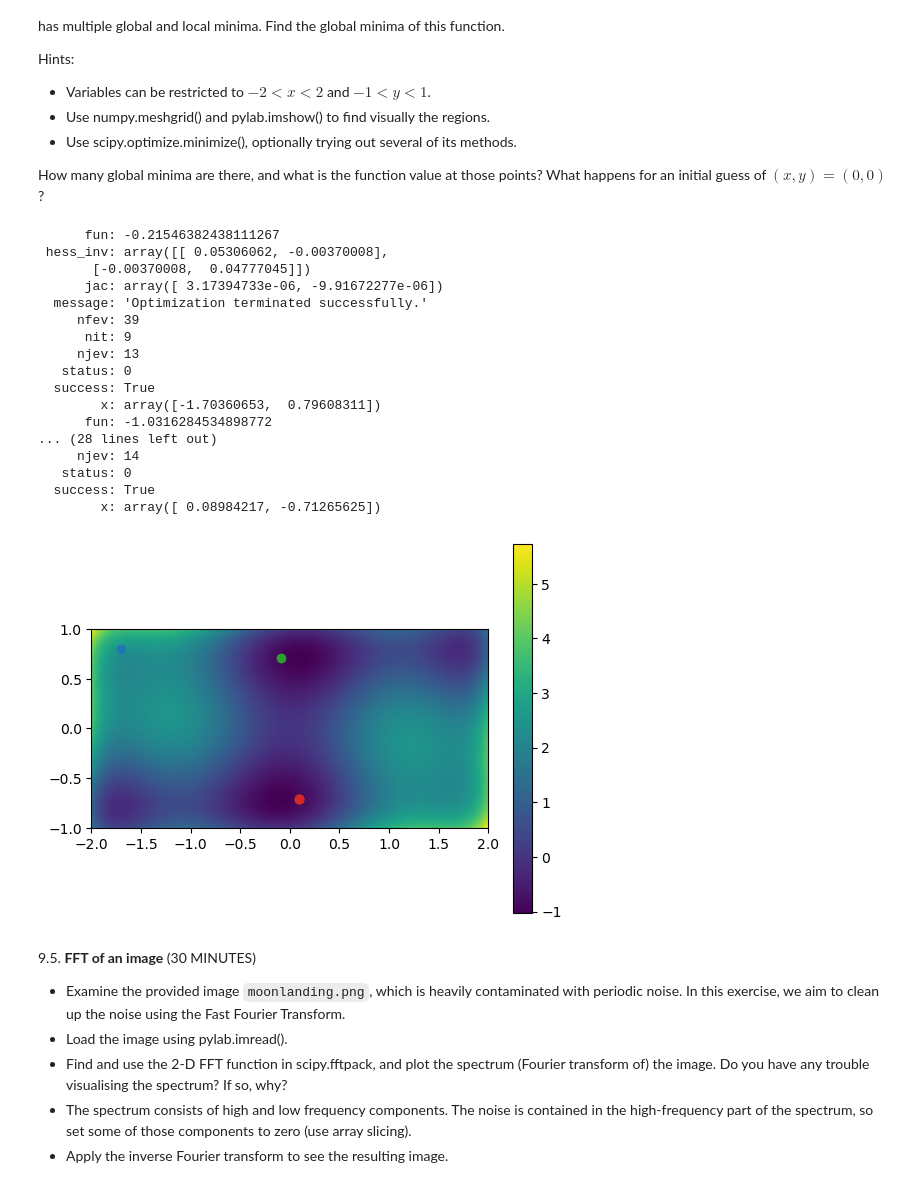
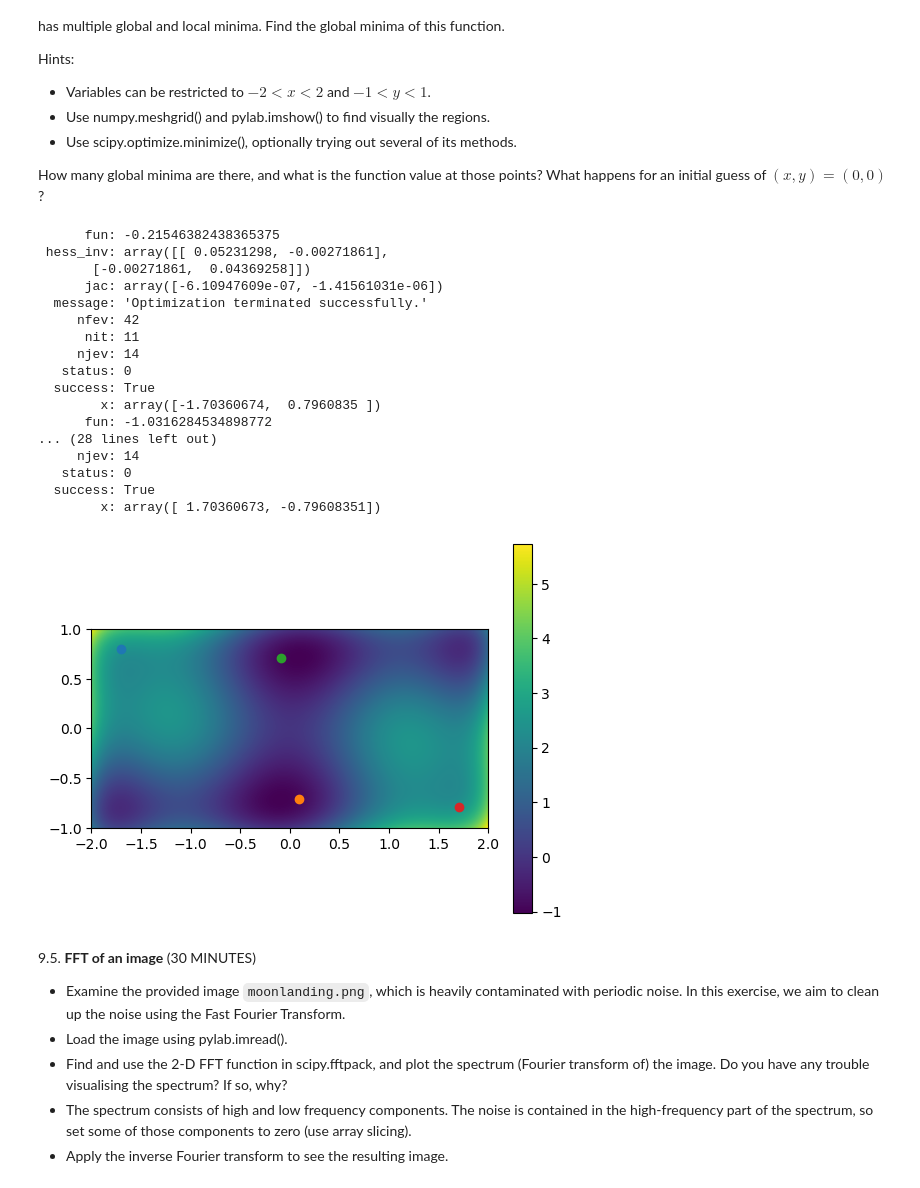
Before and after one commit to vepe99/LaboratoryOfComputationalPhysics_Y5, a Jupyter notebook: Exam_ex/Exam test.ipynb, the cells around one changed output. Drawn from its saved outputs; the diff is of its cells as text; code cells hidden in the pictures.

```diff
--- a/Exam_ex/Exam test.ipynb
+++ b/Exam_ex/Exam test.ipynb
@@ -1118,41 +1188,41 @@ How many global minima are there, and what is the function value at those points
 # %%
 import numpy as np
 import matplotlib.pyplot as plt
 from scipy.optimize import minimize
 
 def f(x):
     return (4 - 2.1*x[0]**2 +x[0]**4/3)*x[0]**2 + x[0]*x[1] +(4*x[1]**2 -4)*x[1]**2
 
 x = np.linspace(-2, 2, 1000)
 y = np.linspace(-1,1, 1000)
 
 xx, yy = np.meshgrid(x,y)
 plt.imshow(f([xx, yy]), extent=[-2,2,-1,1])
 plt.colorbar()
 
-for guess in np.array([[-1.7, -0.8], [0,-0.7], [0, 0.7], [1.7,0.7]]):
+for guess in np.array([[-1.5, -0.9], [0,-0.7], [0, 0.7], [1.5,0.9]]):
     x_min = minimize(f, x0=guess)
     print(x_min)
     plt.scatter(x_min.x[0], x_min.x[1])
 # %% [output]
-      fun: -0.21546382438111267
- hess_inv: array([[ 0.05306062, -0.00370008],
-       [-0.00370008,  0.04777045]])
-      jac: array([ 3.17394733e-06, -9.91672277e-06])
+      fun: -0.21546382438365375
+ hess_inv: array([[ 0.05231298, -0.00271861],
+       [-0.00271861,  0.04369258]])
+      jac: array([-6.10947609e-07, -1.41561031e-06])
   message: 'Optimization terminated successfully.'
-     nfev: 39
-      nit: 9
-     njev: 13
+     nfev: 42
+      nit: 11
+     njev: 14
    status: 0
   success: True
-        x: array([-1.70360653,  0.79608311])
+        x: array([-1.70360674,  0.7960835 ])
       fun: -1.0316284534898772
 ... (28 lines left out)
      njev: 14
    status: 0
   success: True
-        x: array([ 0.08984217, -0.71265625])
+        x: array([ 1.70360673, -0.79608351])
-[figure, old version]
+[figure, new version]
 # %% [markdown]
 9.5\. **FFT of an image** (30 MINUTES)
 
```
Also changed, not shown: parts of 12 cells of this notebook.
